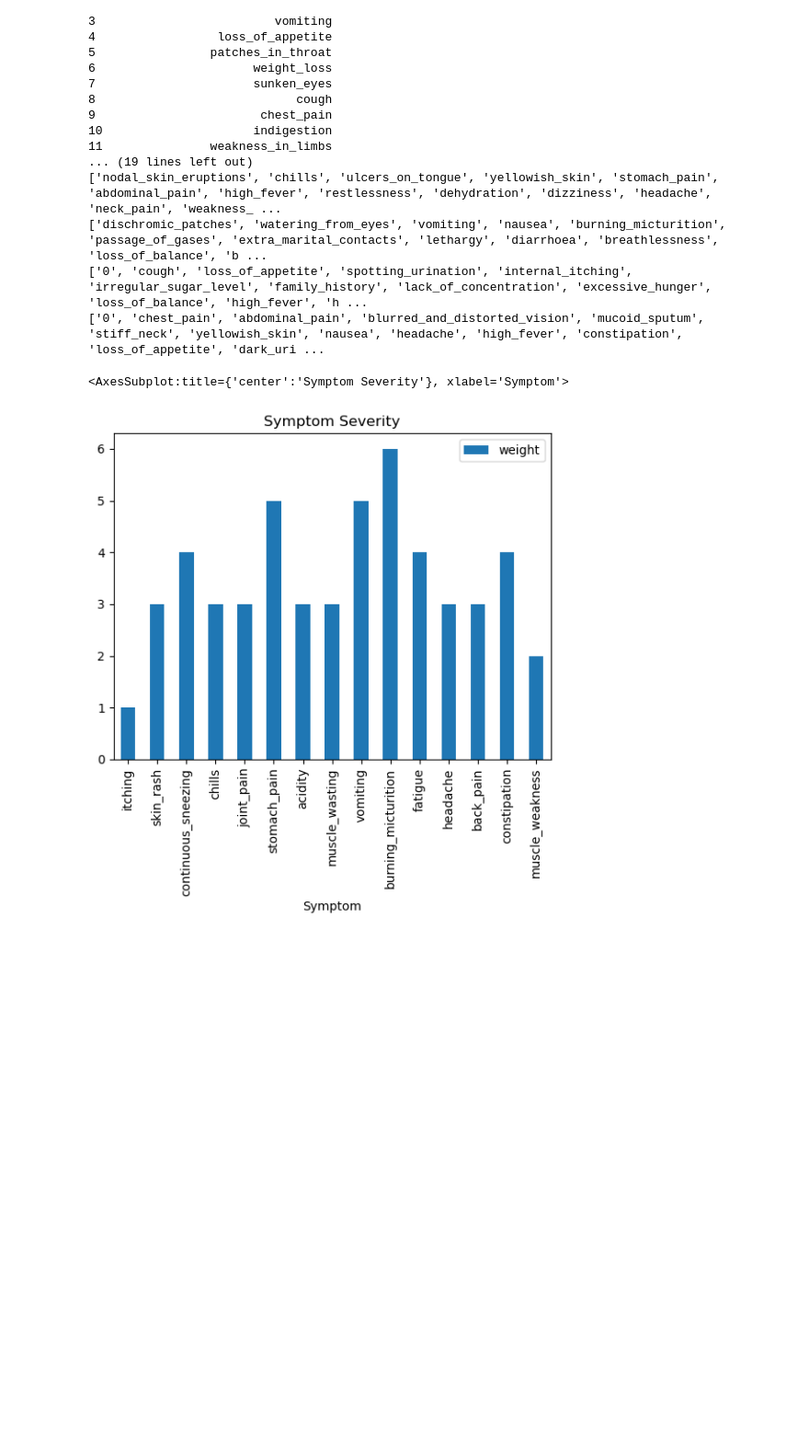
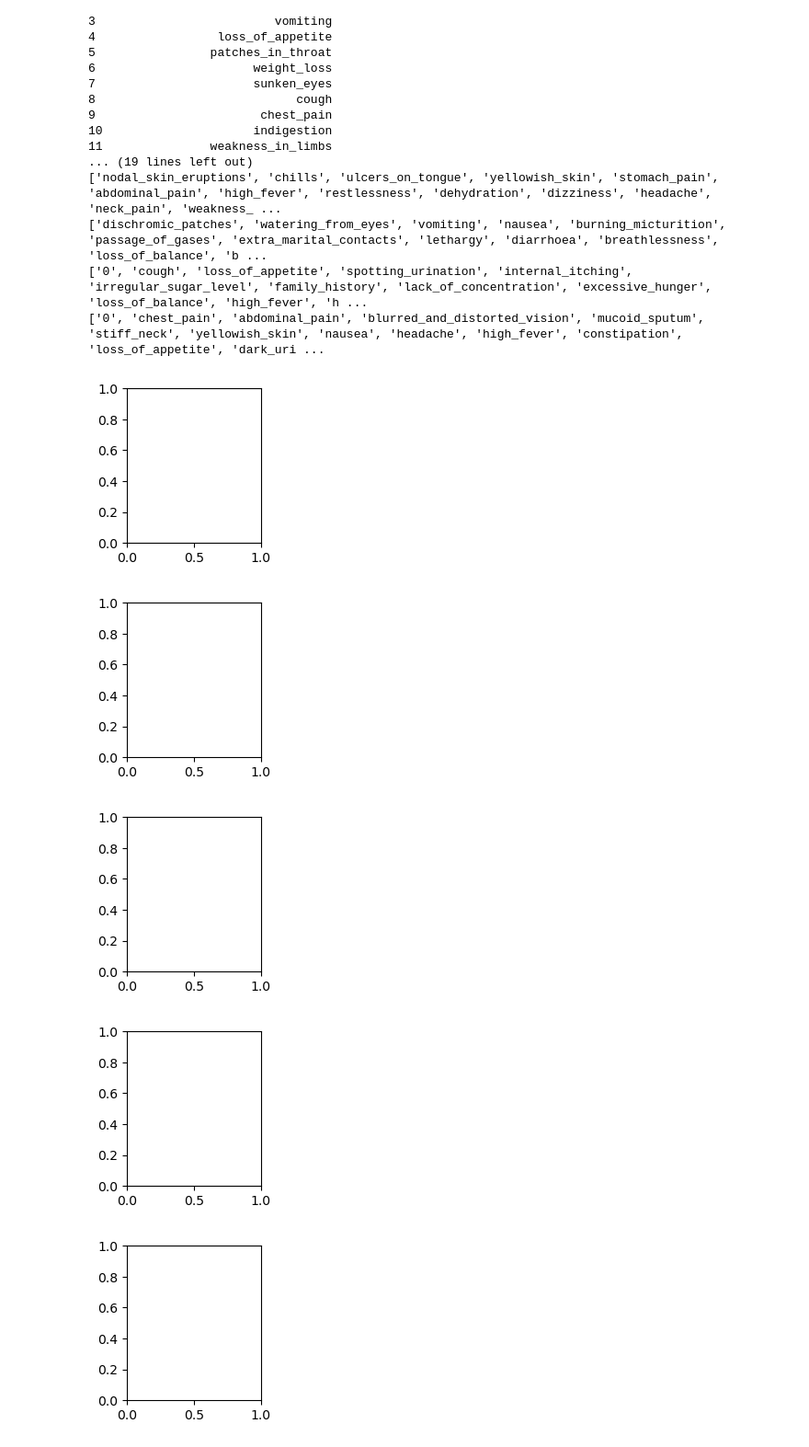
Before and after one commit to Divyesh230902/Disease-analysis, a Jupyter notebook: analyst.ipynb, the cells around one changed output. Shown at 92% size. Cells and saved outputs as stored; diff of their text form; code cells hidden in the pictures; blank space fills up the shorter version.

Commit message:
plot

```diff
--- a/analyst.ipynb
+++ b/analyst.ipynb
@@ -198,8 +199,22 @@ df_symptom_severity_3 = df_symptom_severity[(df_symptom_severity['Symptom'].isin
 df_symptom_severity_4 = df_symptom_severity[(df_symptom_severity['Symptom'].isin(symptom_4_arr_unspc))]
 df_symptom_severity_5 = df_symptom_severity[(df_symptom_severity['Symptom'].isin(symptom_5_arr_unspc))]
 df_symptom_severity_6 = df_symptom_severity[(df_symptom_severity['Symptom'].isin(symptom_6_arr_unspc))]
-# %%
-df_symptom_severity_1.plot(kind='bar', x='Symptom', y='weight', title='Symptom Severity')
-# %% [output]
-<AxesSubplot:title={'center':'Symptom Severity'}, xlabel='Symptom'>
-[figure, removed]
+# %%
+plt.subplot(2, 3, 1)
+df_symptom_severity_1.plot(kind='bar', x='Symptom', y='weight')
+plt.subplot(2, 3, 2)
+df_symptom_severity_2.plot(kind='bar', x='Symptom', y='weight')
+plt.subplot(2, 3, 3)
+df_symptom_severity_3.plot(kind='bar', x='Symptom', y='weight')
+plt.subplot(2, 3, 4)
+df_symptom_severity_4.plot(kind='bar', x='Symptom', y='weight')
+plt.subplot(2, 3, 5)
+df_symptom_severity_5.plot(kind='bar', x='Symptom', y='weight')
+plt.subplot(2, 3, 6)
+df_symptom_severity_6.plot(kind='bar', x='Symptom', y='weight')
+# %% [output]
+[figure, added]
+[figure, added]
+[figure, added]
+[figure, added]
+[figure, added]
```
Also changed, not shown: parts of 2 cells of this notebook.
